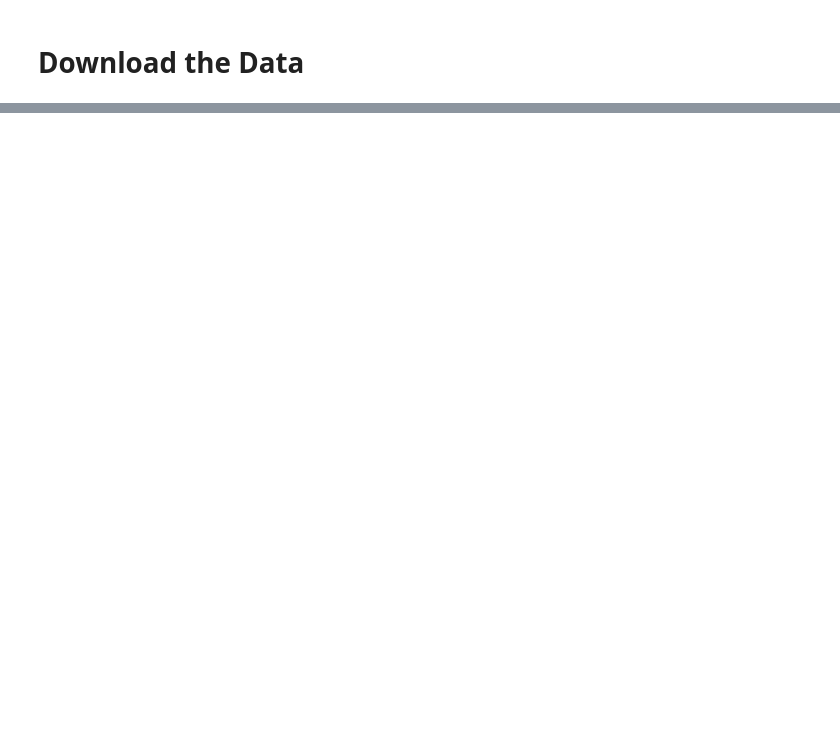
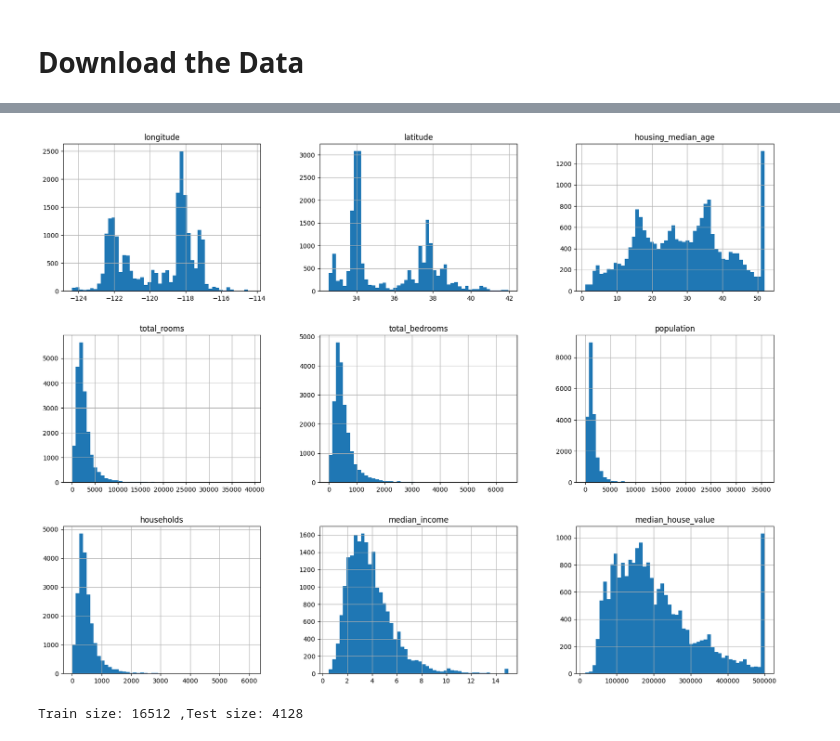
Before and after one commit to Thanhquan1404/Scikit-Learn_TensorFlow_tutorial, a Jupyter notebook: Chapter_02/Housing.ipynb, the cells around one changed output, grey strips where cells are left out. Drawn from its saved outputs; the diff is of its cells as text; code cells hidden in the pictures; blank space fills up the shorter version.

Commit message:
Chapter 2 - Train Test Split - Applying multiple techniques such as random, hash id, sklearn split mechanism to make reliability in taking data for training. model

```diff
--- a/Chapter_02/Housing.ipynb
+++ b/Chapter_02/Housing.ipynb
@@ -23,3 +23,13 @@ def fetching_housing_data(housing_url=HOUSING_URL, housing_path=HOUSING_PATH):
         housing_tgz.extractall(path=housing_path)
 # %%
 fetching_housing_data()
+# %%
+import pandas as pd
+
+def load_housing_data(housing_path=HOUSING_PATH):
+    csv_path = os.path.join(housing_path, "housing.csv")
+
+    return pd.read_csv(csv_path)
+# %%
+housing = load_housing_data()
+housing.head()
@@ -25,0 +85,7 @@ fetching_housing_data()
+# %%
+import matplotlib.pyplot as plt
+
+housing.hist(bins=50, figsize=(20, 15))
+plt.show()
+# %% [output]
+[figure, added]
@@ -25,0 +101,5 @@ fetching_housing_data()
+# %%
+train_set, test_set = split_train_test(data=housing, test_ratio=0.2)
+print("Train size: " + str(len(train_set)) + " ,Test size: " + str(len(test_set)))
+# %% [output]
+Train size: 16512 ,Test size: 4128
```
Also changed, not shown: parts of 11 cells of this notebook, 4 other files.
